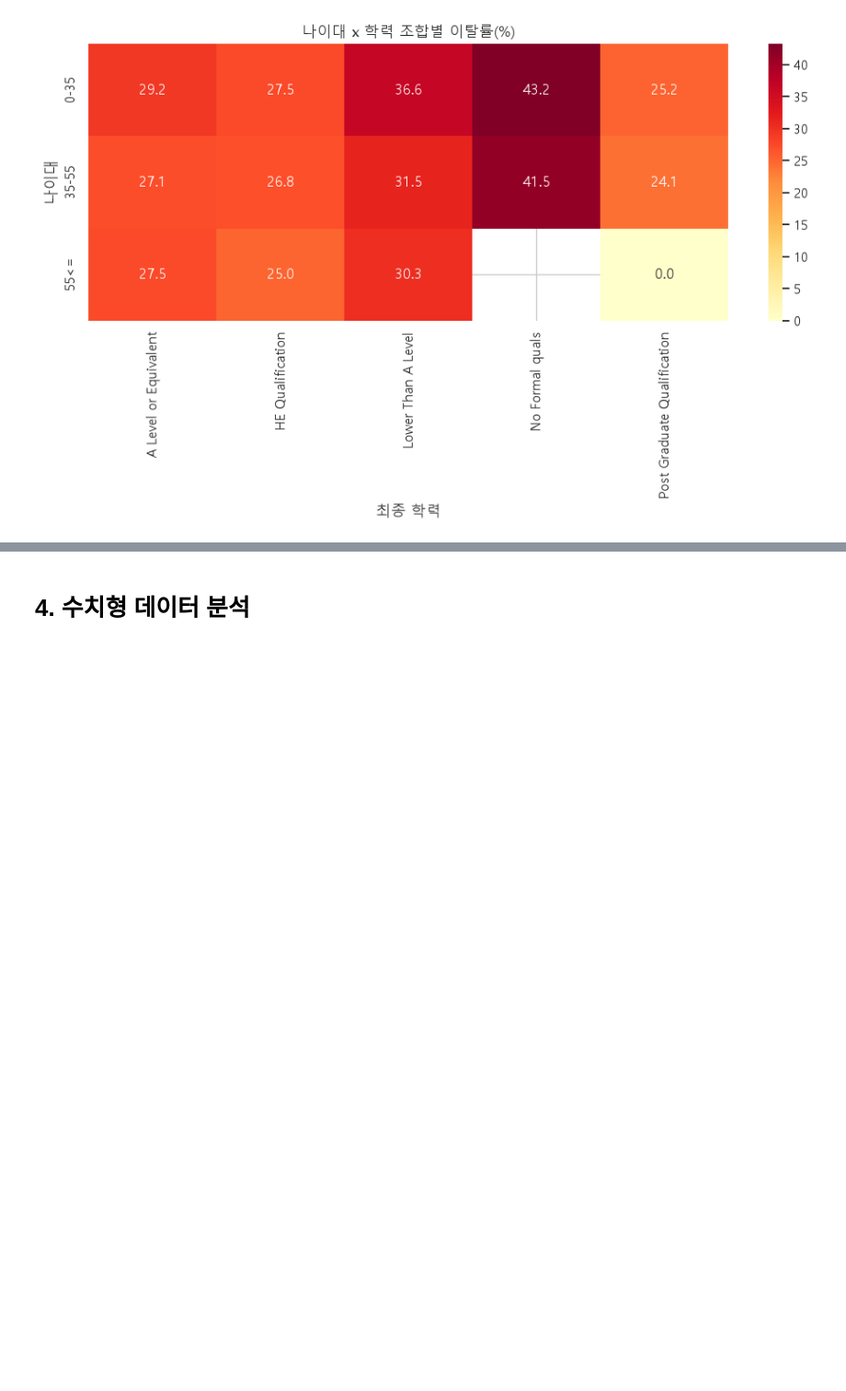
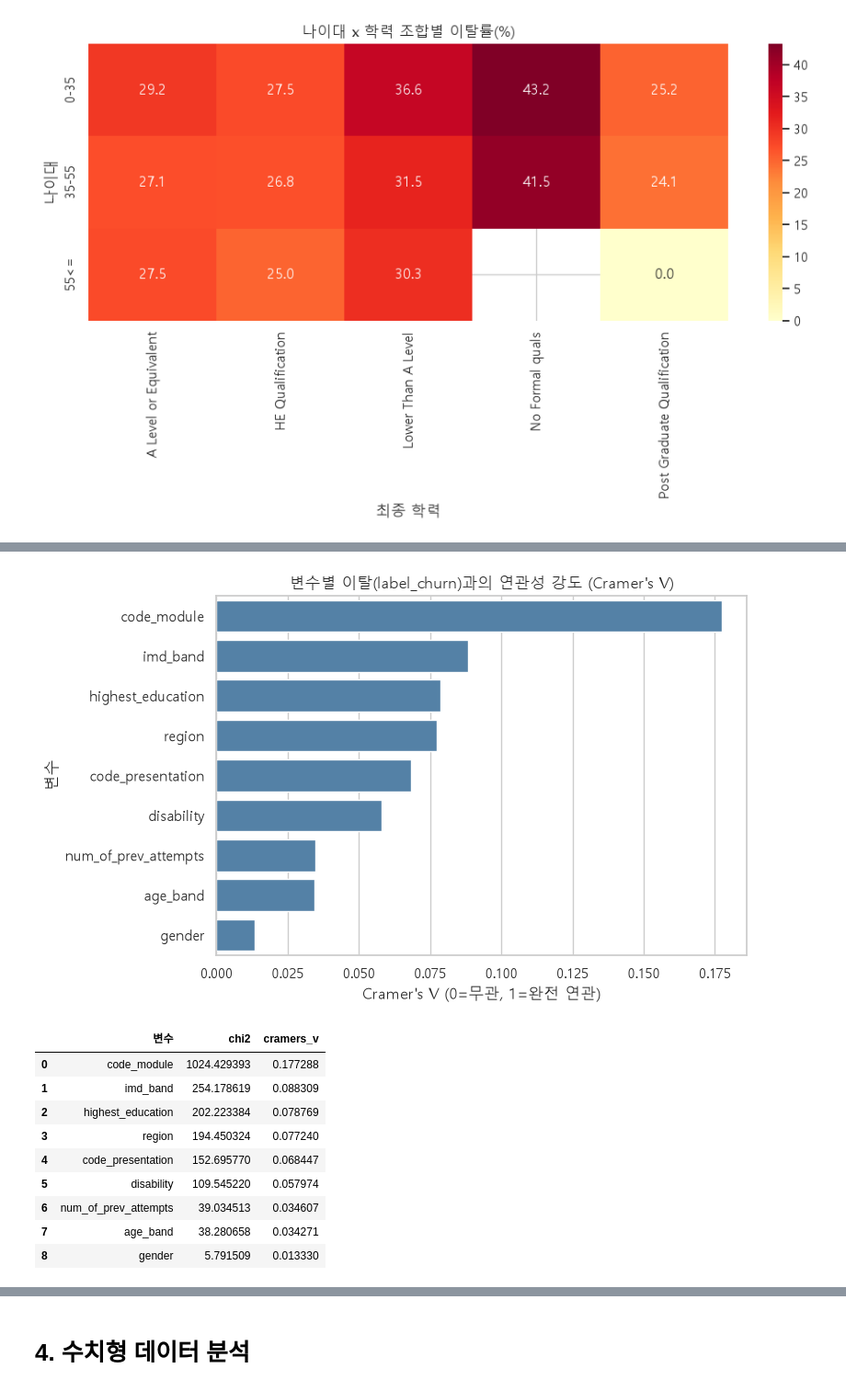
Before and after one commit to KimInSeok-DA/Team_Project_DA, a Jupyter notebook: Notebooks/01_Student_info_EDA.ipynb, the cells around one changed output, grey strips where cells are left out. Shown at 92% size. Saved outputs shown, nothing was run; the diff lists cells and outputs as text; code cells hidden in the pictures; blank space fills up the shorter version.

```diff
--- a/Notebooks/01_Student_info_EDA.ipynb
+++ b/Notebooks/01_Student_info_EDA.ipynb
@@ -346,0 +355,52 @@ plt.show()
+# %%
+def cramers_v(crosstab):
+    # crosstab: 두 범주형 변수의 교차표 (예: region x label_churn)
+    ct = crosstab.values.astype(float)
+    n = ct.sum()  # 전체 표본 수
+
+    # "두 변수가 아무 관련 없다면 기대되는 값(기대빈도)"을 계산합니다.
+    row_sum = ct.sum(axis=1, keepdims=True)
+    col_sum = ct.sum(axis=0, keepdims=True)
+    expected = row_sum @ col_sum / n
+
+    # 카이제곱 통계량: 실제값과 기대값의 차이가 클수록 커짐 (= 관련성이 클수록 커짐)
+    chi2 = ((ct - expected) ** 2 / expected).sum()
+
+    r, k = ct.shape
+    # 표본 크기(n)와 자유도로 정규화해서 0~1 사이 값으로 만듭니다. (1에 가까울수록 강한 연관)
+    v = np.sqrt((chi2 / n) / (min(r - 1, k - 1)))
+    return chi2, v
+
+cat_cols_all = ["gender", "region", "highest_education", "imd_band",
+                "age_band", "disability", "code_presentation", "code_module",
+                "num_of_prev_attempts"]
+
+rank_rows = []
+for col in cat_cols_all:
+    ct = pd.crosstab(info[col], info["label_churn"])
+    chi2, v = cramers_v(ct)
+    rank_rows.append((col, chi2, v))
+
+rank_df = pd.DataFrame(rank_rows, columns=["변수", "chi2", "cramers_v"])
+rank_df = rank_df.sort_values("cramers_v", ascending=False).reset_index(drop=True)
+
+plt.figure(figsize=(8, 5))
+sns.barplot(data=rank_df, x="cramers_v", y="변수", color="steelblue")
+plt.title("변수별 이탈(label_churn)과의 연관성 강도 (Cramer's V)")
+plt.xlabel("Cramer's V (0=무관, 1=완전 연관)")
+plt.tight_layout()
+plt.show()
+
+rank_df
+# %% [output]
+[figure, added]
+|  | 변수 | chi2 | cramers_v |
+| 0 | code_module | 1024.429393 | 0.177288 |
+| 1 | imd_band | 254.178619 | 0.088309 |
+| 2 | highest_education | 202.223384 | 0.078769 |
+| 3 | region | 194.450324 | 0.077240 |
+| 4 | code_presentation | 152.695770 | 0.068447 |
+| 5 | disability | 109.545220 | 0.057974 |
+| 6 | num_of_prev_attempts | 39.034513 | 0.034607 |
+| 7 | age_band | 38.280658 | 0.034271 |
+| 8 | gender | 5.791509 | 0.013330 |
```
Also changed, not shown: parts of 10 cells of this notebook.
